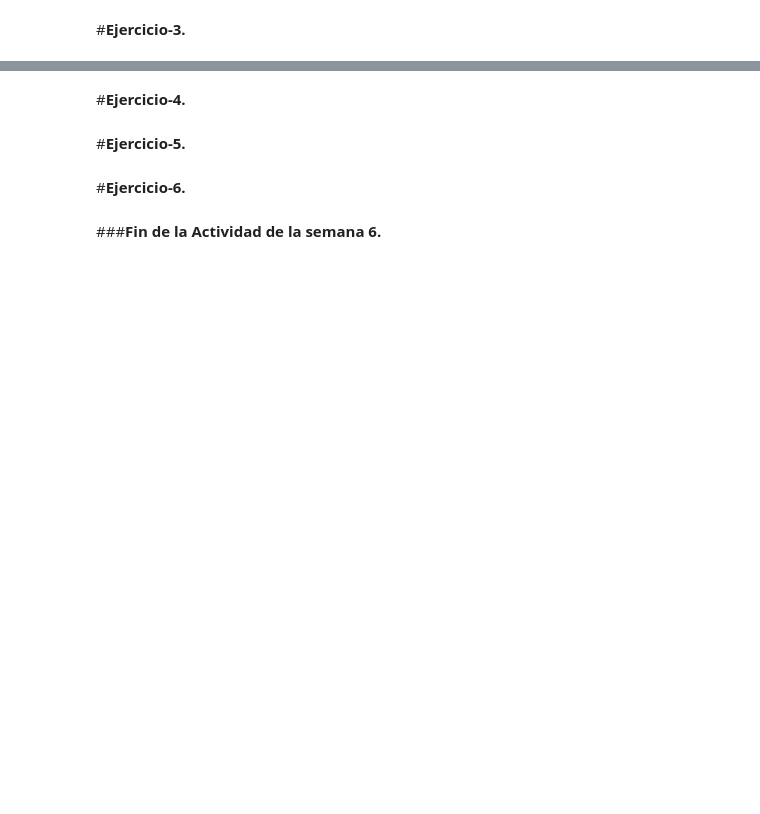
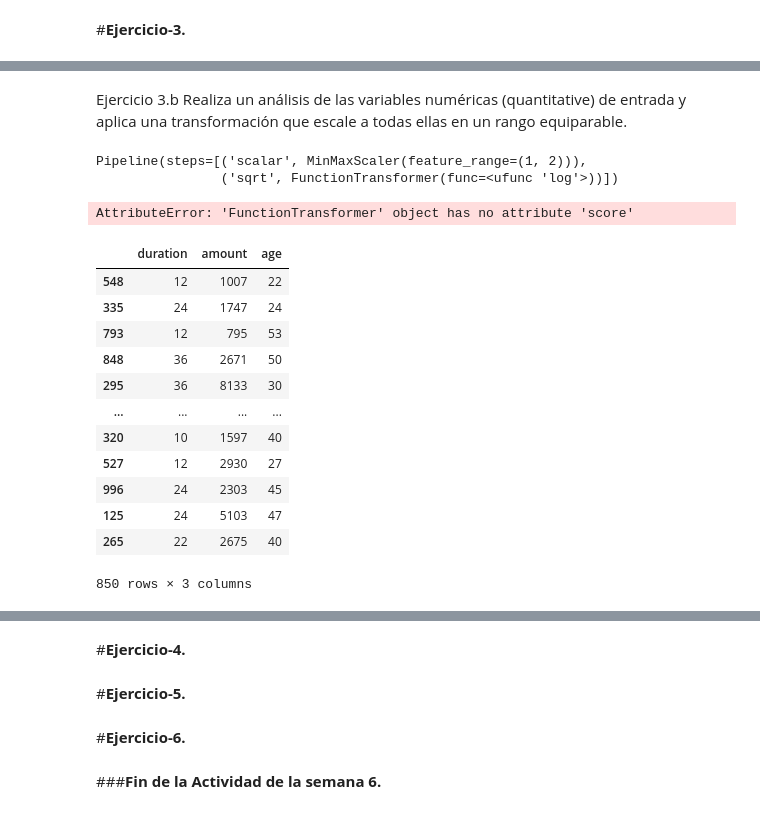
Before and after one commit to KarltonBotics/MNA-IA-Equipos51, a Jupyter notebook: Arboldedecision_Equipo51.ipynb, the cells around one changed output, grey strips where cells are left out. Saved outputs shown, nothing was run; the diff lists cells and outputs as text; code cells hidden in the pictures; blank space fills up the shorter version.

```diff
--- a/Arboldedecision_Equipo51.ipynb
+++ b/Arboldedecision_Equipo51.ipynb
@@ -137,0 +280,10 @@ None
+# %%
+#Ejercicio 3
+#Columnas categoricas
+df_cate = ['status','credit_history','purpose','savings','personal_status_sex','other_debtors','other_installment_plans','housing','telephone']
+#columnas ordinales o discretas cuatntitativas=beszeit,rate,wohnzeit,bishkred,beruf, pers
+df_ord = ['employment_duration','installment_rate','present_residence','property','number_credits','job']
+#columnas numericas o cuantitativas = laufzeit,hoehe
+df_num = ['duration','amount','age']
+#columnas binarias= pers,telef,gastarb,kredit
+df_bin = ['people_liable','telephone','foreign_worker']
@@ -137,0 +375,31 @@ None
+# %% [markdown]
+Ejercicio 3.b Realiza un análisis de las variables numéricas (quantitative) de entrada y aplica una
+transformación que escale a todas ellas en un rango equiparable.
+# %%
+
+df_num_pip = Pipeline(steps = [('scalar', MinMaxScaler(feature_range=(1,2))),('sqrt', FunctionTransformer(np.log))])
+X_train_num = X_train[df_num].copy()
+df_num_pip.fit(X_train[df_num], y_val)
+# %% [output]
+Pipeline(steps=[('scalar', MinMaxScaler(feature_range=(1, 2))),
+                ('sqrt', FunctionTransformer(func=<ufunc 'log'>))])
+# %%
+df_num_pip.score(X_train[df_num], y_val)
+# %% [output]
+AttributeError: 'FunctionTransformer' object has no attribute 'score'
+# %%
+X_train[df_num]
+# %% [output]
+|  | duration | amount | age |
+| 548 | 12 | 1007 | 22 |
+| 335 | 24 | 1747 | 24 |
+| 793 | 12 | 795 | 53 |
+| 848 | 36 | 2671 | 50 |
+| 295 | 36 | 8133 | 30 |
+| ... | ... | ... | ... |
+| 320 | 10 | 1597 | 40 |
+| 527 | 12 | 2930 | 27 |
+| 996 | 24 | 2303 | 45 |
+| 125 | 24 | 5103 | 47 |
+| 265 | 22 | 2675 | 40 |
+850 rows × 3 columns
```
Also changed, not shown: parts of 21 cells of this notebook.
